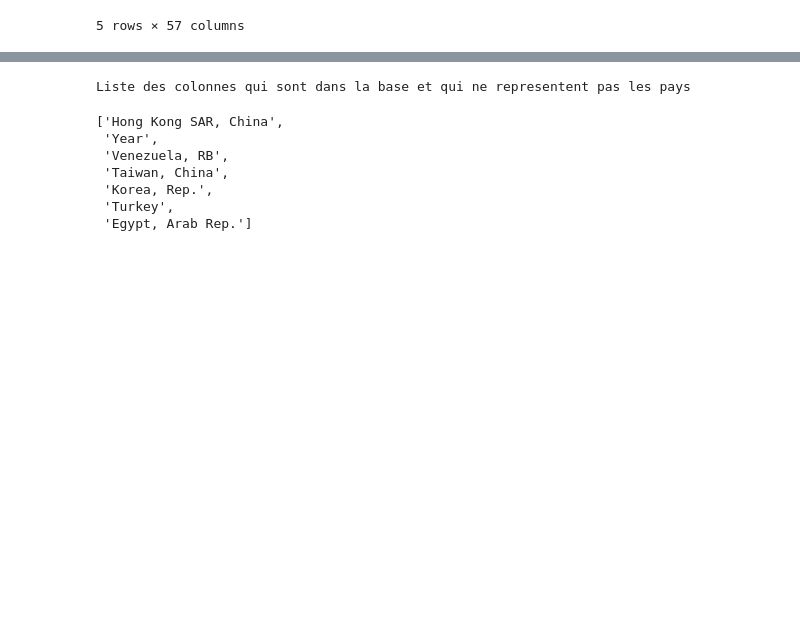
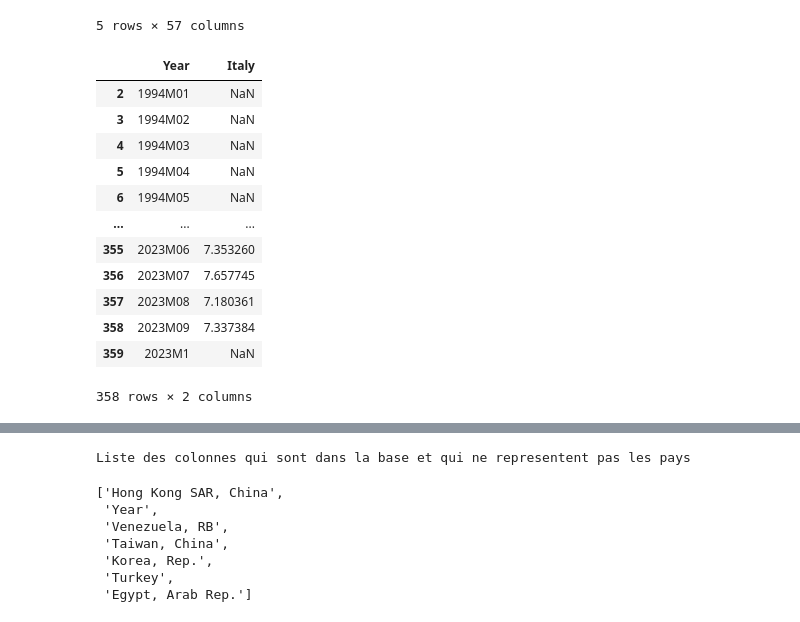
Before and after one commit to Marimar4/Projet-Python, a Jupyter notebook: Préparation_données.ipynb, the cells around one changed output, grey strips where cells are left out. Drawn from its saved outputs; the diff is of its cells as text; code cells hidden in the pictures; blank space fills up the shorter version.

Commit message:
creationdu fichier declaration

```diff
--- a/Préparation_données.ipynb
+++ b/Préparation_données.ipynb
@@ -70,16 +31,4 @@ Téléchargement réussi.
 # %%
-#definition d'une fonction d'extraction de base dans un fichier zippé
-
-def extraire_fichier_zip(chemin_zip, nom_fichier,nom_feuille):
-    with zipfile.ZipFile(chemin_zip, 'r') as zip_ref:
-        with zip_ref.open(nom_fichier) as fichier_in_zip:
-            return pd.read_excel(BytesIO(fichier_in_zip.read()),sheet_name=nom_feuille, header=0)\
-                        .rename(columns={'Unnamed: 0':'Year'})\
-                            .assign(Year=lambda x: x['Year'].astype(str).str.rstrip('.0'))
-
-
-fichier_zip = 'GemDataEXTR.zip'
-
 # Choix des fichiers à extraire
 
 nom_fichiers=[ ('Unemployment Rate, seas. adj..xlsx', 'monthly'),
@@ -87,7 +36,7 @@ nom_fichiers=[ ('Unemployment Rate, seas. adj..xlsx', 'monthly'),
 ]
 
 # Extraction des bases dans la mémoire: chomage et PIB déflaté
-df_Unemployement, df_GDP= [extraire_fichier_zip(fichier_zip, nom_fichier, nom_feuille)
+df_Unemployement, df_GDP= [f_extraire_fichier_zip('GemDataEXTR.zip', nom_fichier, nom_feuille)
                            for nom_fichier, nom_feuille in nom_fichiers]
 # %% [markdown]
 L'extraction des données sur le taux de chômage et le PIB déflaté par pays est désormais complète. <br>
@@ -140,21 +89,3 @@ print("Nombre total de doublons dans df_Unemployement :",
 Nombre total de doublons dans df_Unemployement : 0
 # %% [markdown]
 ##### Corrections des noms des pays
-# %%
-# Méthode search_fuzzy de pycountry
-def correct_country_name(col_names):
-    countries_detected = []
-
-    for name in col_names:
-        try:
-            # Essayer de trouver le pays par son nom
-            pays= pycountry.countries.search_fuzzy(name)[0]
-            countries_detected.append(pays.name)
-        except LookupError:
-            # Conserver les noms qui ne correspondent à aucun pays
-            countries_detected.append(name)
-
-    return countries_detected
-
-# Appliquer la correction sur chaque colonne du DataFrame
-df_Unemployement.columns=correct_country_name(df_Unemployement.columns)
@@ -184,0 +92,3 @@ La liste des pays présents dans la base est la suivante:
+# %%
+# Appliquer la correction sur chaque colonne du DataFrame
+df_Unemployement.columns=f_correct_country_name(df_Unemployement.columns)
@@ -211,10 +127,10 @@ commentaire: La méthode n'a pas pu extraire tous les pays du fait de  leur nome
 Ainsi, nous allons ajouter ceux de façon manuelle à la listes des pays déjà selectionnés.
 # %%
 #listes des pays nonpris ne compte du fait de leur nomenclature
-pays1=['Year','Venezuela, RB', 'Turkey', 'Korea, Rep.','Egypt, Arab Rep.',
+#pays1=['Year','Venezuela, RB', 'Turkey', 'Korea, Rep.','Egypt, Arab Rep.',
       'Taiwan, China','Hong Kong SAR, China']
 
 # conservation uniquement des pays dans la base
-df_Unemployement=df_Unemployement[pays1+pays]
+#df_Unemployement=df_Unemployement[pays1+pays]
 # %% [markdown]
 ##### Detections des valeurs manquantes
@@ -303,3 +187,19 @@ df_Unemployement.head()
 | 5 | 1994M04 | NaN | NaN | NaN | NaN | 1.6 | 1.782868 | ... |
 | 6 | 1994M05 | NaN | NaN | NaN | NaN | 1.5 | 1.816187 | ... |
 5 rows × 57 columns
+# %%
+df_Unemployement[['Year','Italy']]
+# %% [output]
+|  | Year | Italy |
+| 2 | 1994M01 | NaN |
+| 3 | 1994M02 | NaN |
+| 4 | 1994M03 | NaN |
+| 5 | 1994M04 | NaN |
+| 6 | 1994M05 | NaN |
+| ... | ... | ... |
+| 355 | 2023M06 | 7.353260 |
+| 356 | 2023M07 | 7.657745 |
+| 357 | 2023M08 | 7.180361 |
+| 358 | 2023M09 | 7.337384 |
+| 359 | 2023M1 | NaN |
+358 rows × 2 columns
```
Also changed, not shown: parts of 18 cells of this notebook, 3 other files.
